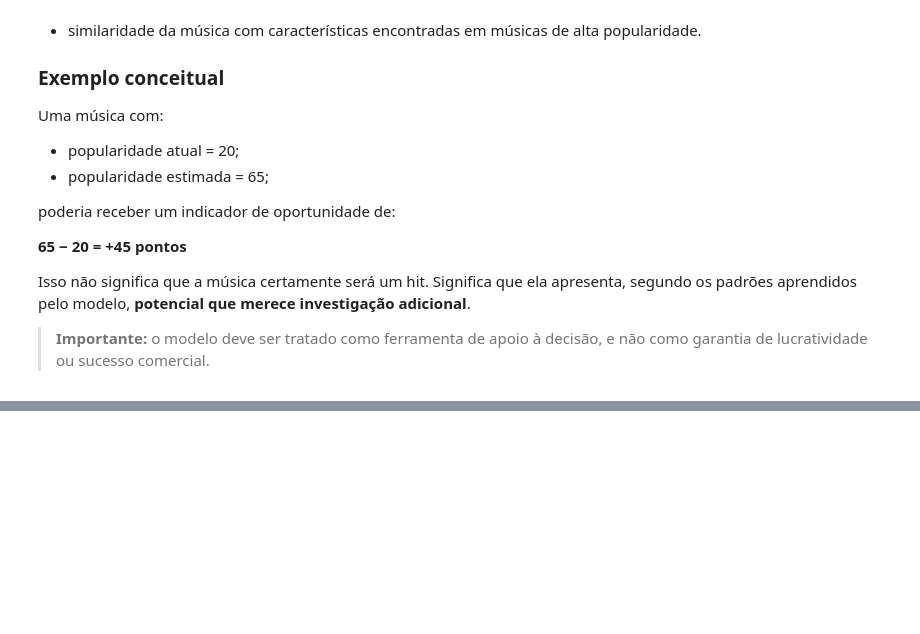
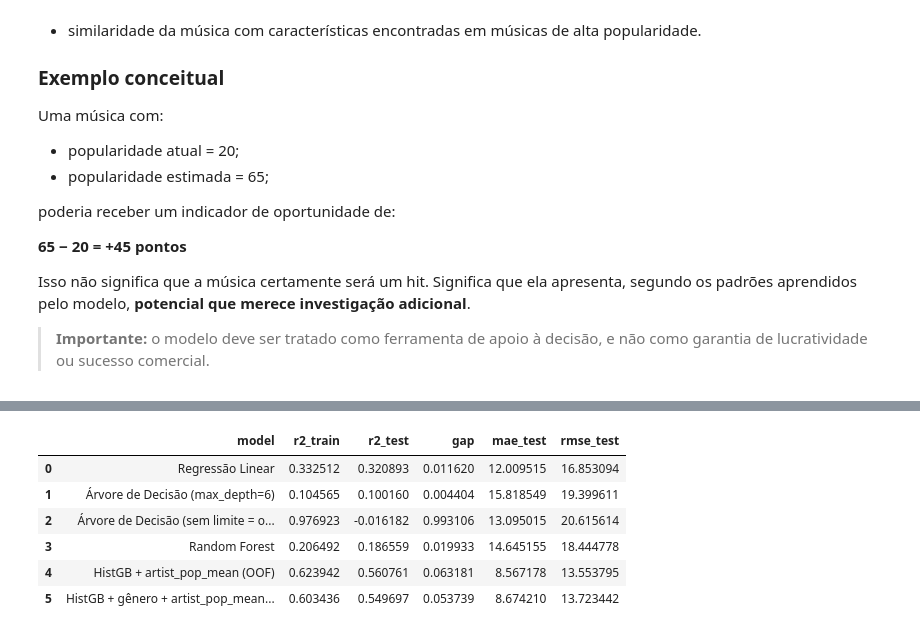
Before and after one commit to gpaulovit/TIC-IA-data_Spotify, a Jupyter notebook: training/train_hit_model.ipynb, the cells around one changed output, grey strips where cells are left out. Cells and saved outputs as stored; diff of their text form; code cells hidden in the pictures; blank space fills up the shorter version.

```diff
--- a/training/train_hit_model.ipynb
+++ b/training/train_hit_model.ipynb
@@ -441,0 +638,38 @@ Isso não significa que a música certamente será um hit. Significa que ela apr
+# %%
+feat_v2 = numeric_features + ["explicit", "artist_pop_mean", "track_genre"]
+X_v2 = df[feat_v2]
+y_v2 = df["popularity"]
+
+Xtr_v2, Xte_v2 = X_v2.loc[train_idx], X_v2.loc[test_idx]
+ytr_v2, yte_v2 = y_v2.loc[train_idx], y_v2.loc[test_idx]
+
+cat_idx_v2 = [feat_v2.index("track_genre")]
+hgb_v2 = HistGradientBoostingRegressor(
+    max_depth=8, max_iter=300, learning_rate=0.05,
+    categorical_features=cat_idx_v2, random_state=RANDOM_STATE,
+    early_stopping=True, validation_fraction=0.1,
+)
+hgb_v2.fit(Xtr_v2, ytr_v2)
+
+pred_tr_v2 = hgb_v2.predict(Xtr_v2)
+pred_te_v2 = hgb_v2.predict(Xte_v2)
+
+r2_tr_v2 = r2_score(ytr_v2, pred_tr_v2)
+r2_te_v2 = r2_score(yte_v2, pred_te_v2)
+gap_v2 = r2_tr_v2 - r2_te_v2
+mae_te_v2 = mean_absolute_error(yte_v2, pred_te_v2)
+rmse_te_v2 = np.sqrt(mean_squared_error(yte_v2, pred_te_v2))
+
+print("HistGB — áudio + gênero + artist_pop_mean (OOF), sem artist_track_count")
+print(f"  R² treino: {r2_tr_v2:.3f}")
+print(f"  R² teste : {r2_te_v2:.3f}")
+print(f"  Gap (treino - teste): {gap_v2:.3f}")
+print(f"  MAE teste: {mae_te_v2:.2f}  |  RMSE teste: {rmse_te_v2:.2f}")
+
+results.append({
+    "model": "HistGB + gênero + artist_pop_mean (sem artist_track_count)",
+    "r2_train": r2_tr_v2,
+    "r2_test": r2_te_v2,
+    "mae_test": mae_te_v2,
+    "rmse_test": rmse_te_v2,
+})
@@ -441,0 +699,13 @@ Isso não significa que a música certamente será um hit. Significa que ela apr
+# %%
+# Tabela atualizada com todos os experimentos
+summary_df = pd.DataFrame(results)
+summary_df["gap"] = summary_df["r2_train"] - summary_df["r2_test"]
+display(summary_df[["model", "r2_train", "r2_test", "gap", "mae_test", "rmse_test"]])
+# %% [output]
+|  | model | r2_train | r2_test | gap | mae_test | rmse_test |
+| 0 | Regressão Linear | 0.332512 | 0.320893 | 0.011620 | 12.009515 | 16.853094 |
+| 1 | Árvore de Decisão (max_depth=6) | 0.104565 | 0.100160 | 0.004404 | 15.818549 | 19.399611 |
+| 2 | Árvore de Decisão (sem limite = o... | 0.976923 | -0.016182 | 0.993106 | 13.095015 | 20.615614 |
+| 3 | Random Forest | 0.206492 | 0.186559 | 0.019933 | 14.645155 | 18.444778 |
+| 4 | HistGB + artist_pop_mean (OOF) | 0.623942 | 0.560761 | 0.063181 | 8.567178 | 13.553795 |
+| 5 | HistGB + gênero + artist_pop_mean... | 0.603436 | 0.549697 | 0.053739 | 8.674210 | 13.723442 |
```
Also changed, not shown: parts of 9 cells of this notebook.
